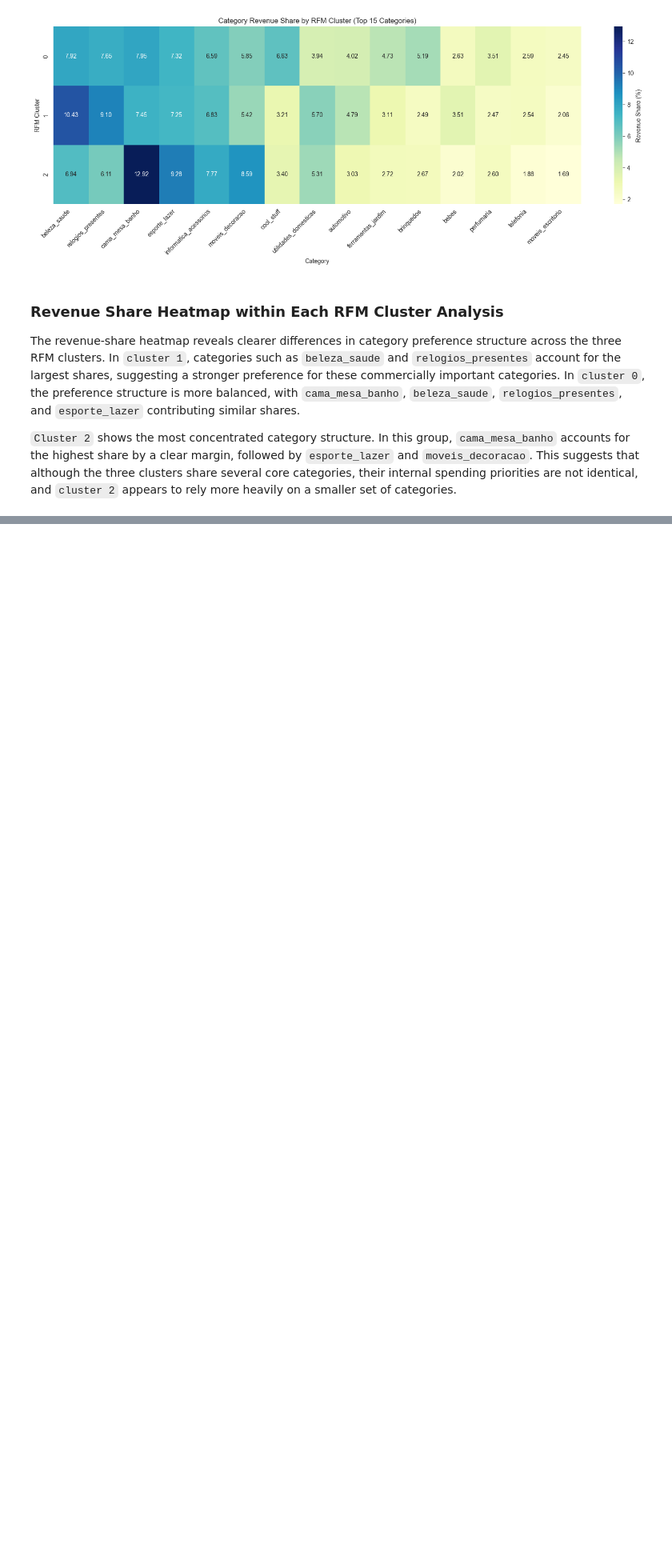
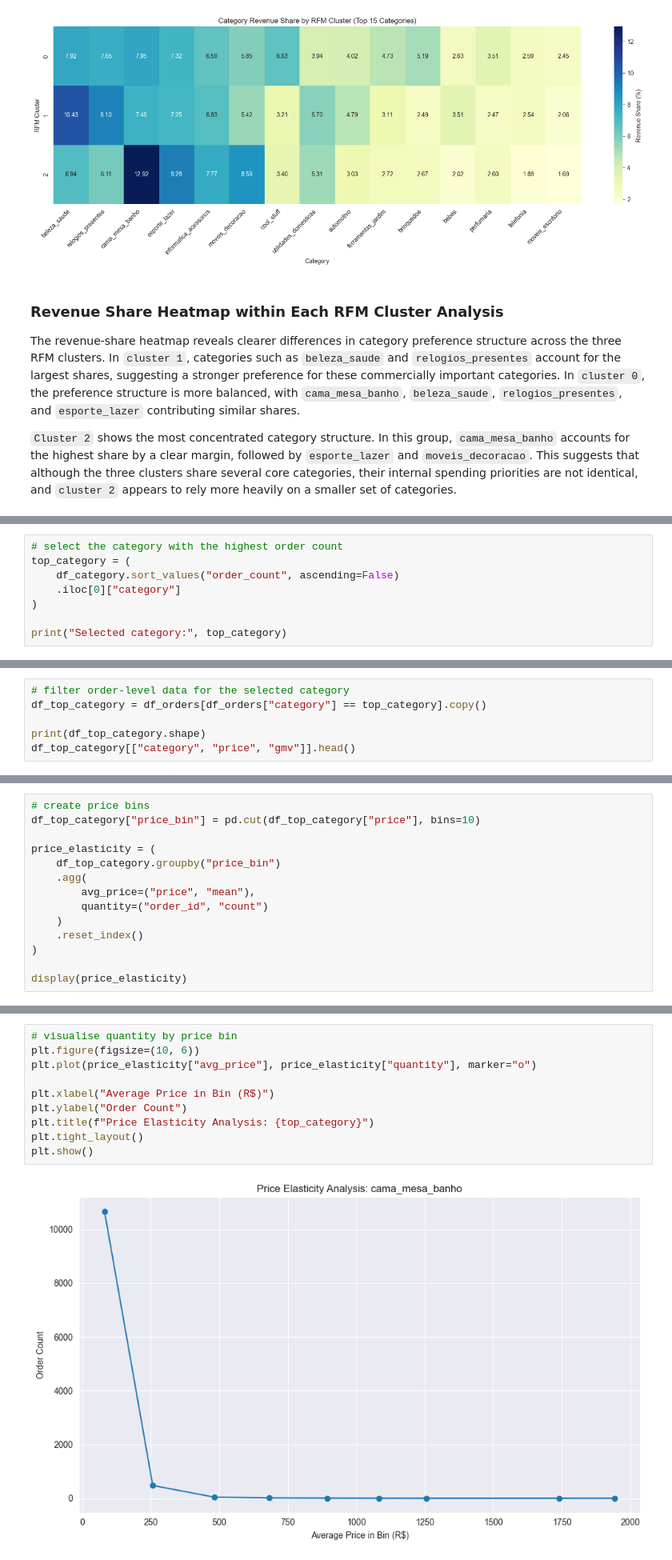
Before and after one commit to WangXin154/E-commerce_decision-making-_intelligence, a Jupyter notebook: Statistical_analysis_report/03_Product_Category_Analysis.ipynb, the cells around one changed output, grey strips where cells are left out. Shown at 80% size. Drawn from its saved outputs; the diff is of its cells as text; blank space fills up the shorter version.

```diff
--- a/Statistical_analysis_report/03_Product_Category_Analysis.ipynb
+++ b/Statistical_analysis_report/03_Product_Category_Analysis.ipynb
@@ -1430,0 +1542,8 @@ The revenue-share heatmap reveals clearer differences in category preference str
+# %%
+# select the category with the highest order count
+top_category = (
+    df_category.sort_values("order_count", ascending=False)
+    .iloc[0]["category"]
+)
+
+print("Selected category:", top_category)
@@ -1430,0 +1552,6 @@ The revenue-share heatmap reveals clearer differences in category preference str
+# %%
+# filter order-level data for the selected category
+df_top_category = df_orders[df_orders["category"] == top_category].copy()
+
+print(df_top_category.shape)
+df_top_category[["category", "price", "gmv"]].head()
@@ -1430,0 +1566,14 @@ The revenue-share heatmap reveals clearer differences in category preference str
+# %%
+# create price bins
+df_top_category["price_bin"] = pd.cut(df_top_category["price"], bins=10)
+
+price_elasticity = (
+    df_top_category.groupby("price_bin")
+    .agg(
+        avg_price=("price", "mean"),
+        quantity=("order_id", "count")
+    )
+    .reset_index()
+)
+
+display(price_elasticity)
@@ -1430,0 +1591,12 @@ The revenue-share heatmap reveals clearer differences in category preference str
+# %%
+# visualise quantity by price bin
+plt.figure(figsize=(10, 6))
+plt.plot(price_elasticity["avg_price"], price_elasticity["quantity"], marker="o")
+
+plt.xlabel("Average Price in Bin (R$)")
+plt.ylabel("Order Count")
+plt.title(f"Price Elasticity Analysis: {top_category}")
+plt.tight_layout()
+plt.show()
+# %% [output]
+[figure, added]
```
Also changed, not shown: parts of 35 cells of this notebook.
